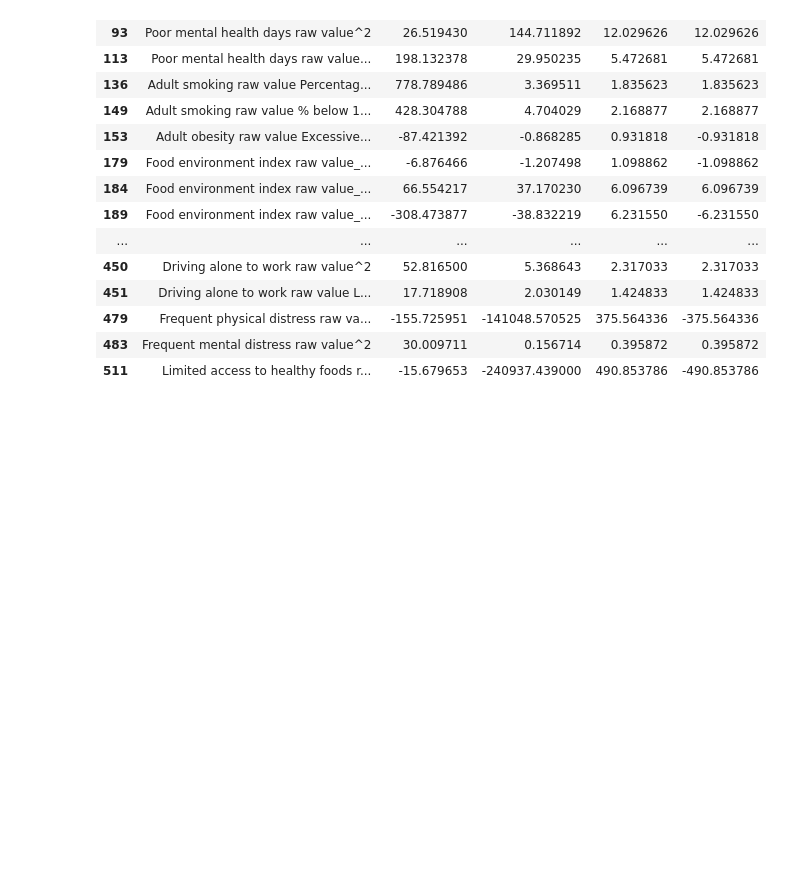
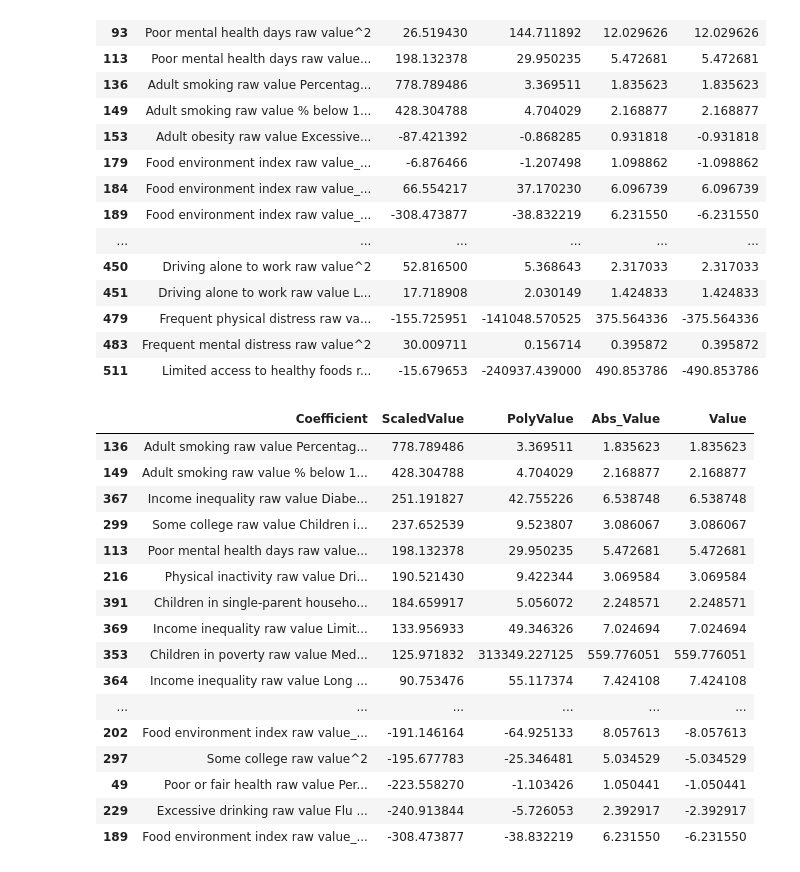
Before and after one commit to awesomeahi95/LaVie-Insurance, a Jupyter notebook: index.ipynb, the cells around one changed output. Saved outputs shown, nothing was run; the diff lists cells and outputs as text; code cells hidden in the pictures; blank space fills up the shorter version.

```diff
--- a/index.ipynb
+++ b/index.ipynb
@@ -832,3 +840,23 @@ df
 | 479 | Frequent physical distress raw va... | -155.725951 | -141048.570525 | 375.564336 | -375.564336 |
 | 483 | Frequent mental distress raw value^2 | 30.009711 | 0.156714 | 0.395872 | 0.395872 |
 | 511 | Limited access to healthy foods r... | -15.679653 | -240937.439000 | 490.853786 | -490.853786 |
+# %%
+df.sort_values('ScaledValue', ascending = False)
+# %% [output]
+|  | Coefficient | ScaledValue | PolyValue | Abs_Value | Value |
+| 136 | Adult smoking raw value Percentag... | 778.789486 | 3.369511 | 1.835623 | 1.835623 |
+| 149 | Adult smoking raw value % below 1... | 428.304788 | 4.704029 | 2.168877 | 2.168877 |
+| 367 | Income inequality raw value Diabe... | 251.191827 | 42.755226 | 6.538748 | 6.538748 |
+| 299 | Some college raw value Children i... | 237.652539 | 9.523807 | 3.086067 | 3.086067 |
+| 113 | Poor mental health days raw value... | 198.132378 | 29.950235 | 5.472681 | 5.472681 |
+| 216 | Physical inactivity raw value Dri... | 190.521430 | 9.422344 | 3.069584 | 3.069584 |
+| 391 | Children in single-parent househo... | 184.659917 | 5.056072 | 2.248571 | 2.248571 |
+| 369 | Income inequality raw value Limit... | 133.956933 | 49.346326 | 7.024694 | 7.024694 |
+| 353 | Children in poverty raw value Med... | 125.971832 | 313349.227125 | 559.776051 | 559.776051 |
+| 364 | Income inequality raw value Long ... | 90.753476 | 55.117374 | 7.424108 | 7.424108 |
+| ... | ... | ... | ... | ... | ... |
+| 202 | Food environment index raw value_... | -191.146164 | -64.925133 | 8.057613 | -8.057613 |
+| 297 | Some college raw value^2 | -195.677783 | -25.346481 | 5.034529 | -5.034529 |
+| 49 | Poor or fair health raw value Per... | -223.558270 | -1.103426 | 1.050441 | -1.050441 |
+| 229 | Excessive drinking raw value Flu ... | -240.913844 | -5.726053 | 2.392917 | -2.392917 |
+| 189 | Food environment index raw value_... | -308.473877 | -38.832219 | 6.231550 | -6.231550 |
```
Also changed, not shown: parts of 6 cells of this notebook.
